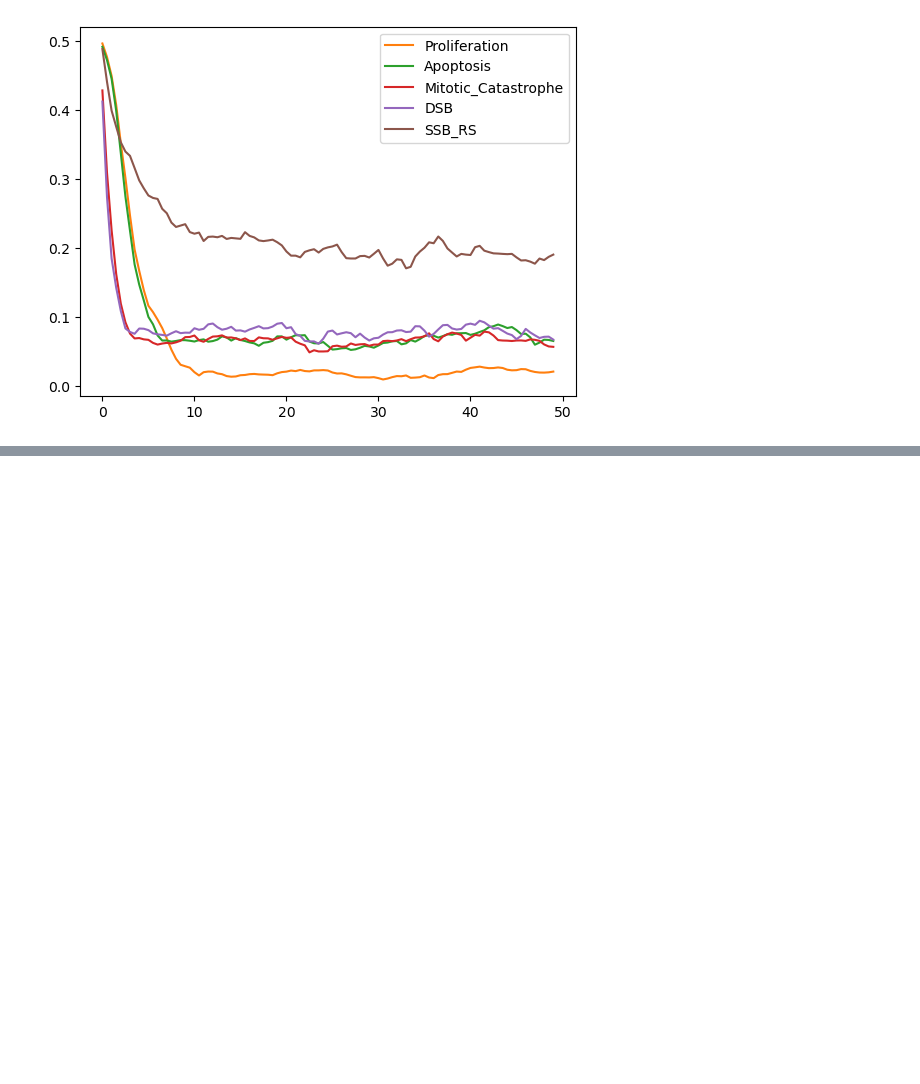
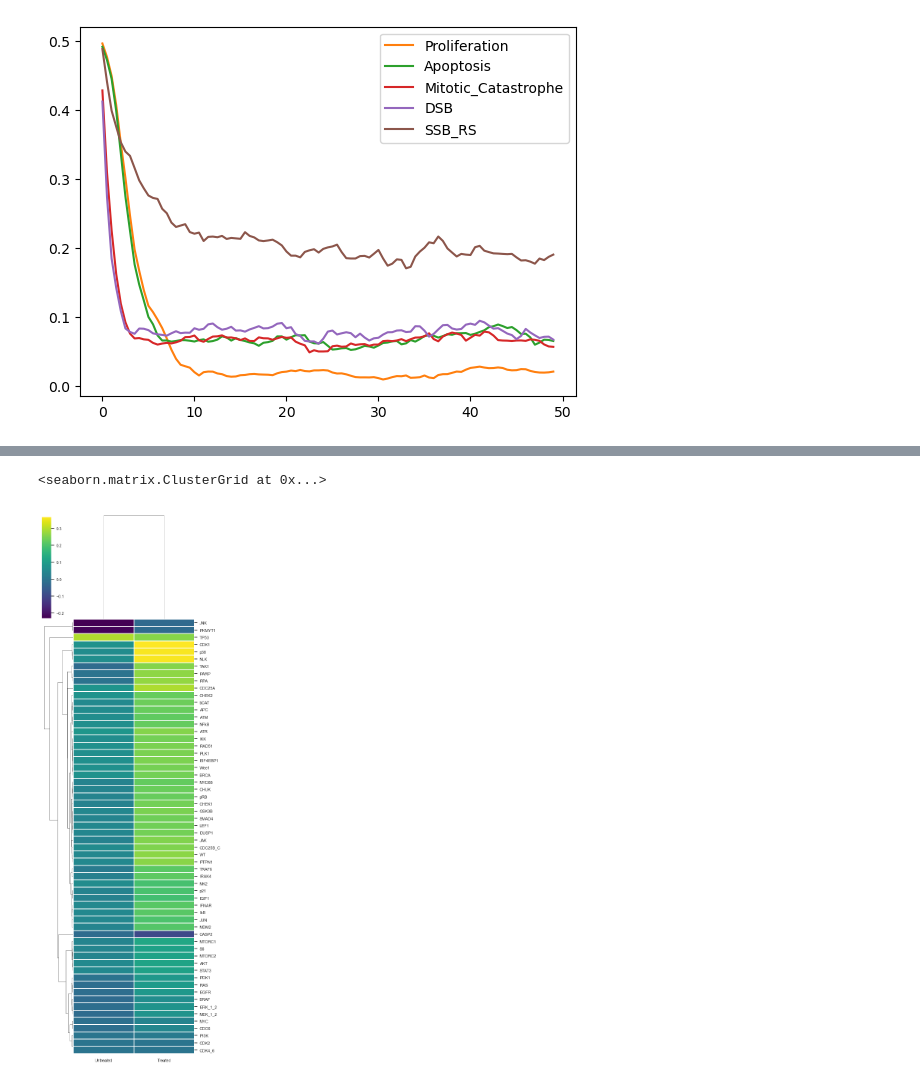
Before and after one commit to saran-pankaew/CRC_model, a Jupyter notebook: model_repository/20230824/CRC_20230824_analysis.ipynb, the cells around one changed output, grey strips where cells are left out. Saved outputs shown, nothing was run; the diff lists cells and outputs as text; code cells hidden in the pictures; blank space fills up the shorter version.

```diff
--- a/model_repository/20230824/CRC_20230824_analysis.ipynb
+++ b/model_repository/20230824/CRC_20230824_analysis.ipynb
@@ -373,0 +495,47 @@ res.plot_node_trajectory()
+# %%
+# Update model output
+model = get_model(model_name)
+model.network.set_output(('Proliferation','Apoptosis'))
+WT_res = model.run()
+sensitivity = WT_res.get_last_nodes_probtraj()
+sensitivity.index = ['WT']
+model_res={}
+
+for i in model_component:
+    tmp_model = maboss.copy_and_mutate(model, nodes = [i], mut = 'OFF')
+    model_res[i] = tmp_model.run()
+    tmp_res = model_res[i].get_last_nodes_probtraj()
+    tmp_res.index = [i]
+    sensitivity = pd.concat([sensitivity, tmp_res], ignore_index = False)
+# %%
+# Update model output
+model = get_model(model_name)
+model.mutate(node = 'CHEK1',state = 'OFF')
+model.mutate(node = 'CHEK2',state = 'OFF')
+model.network.set_output(('Proliferation','Apoptosis'))
+WT_res = model.run()
+cheki = WT_res.get_last_nodes_probtraj()
+cheki.index = ['WT']
+model_res={}
+
+for i in model_component:
+    tmp_model = maboss.copy_and_mutate(model, nodes = [i], mut = 'OFF')
+    model_res[i] = tmp_model.run()
+    tmp_res = model_res[i].get_last_nodes_probtraj()
+    tmp_res.index = [i]
+    cheki = pd.concat([cheki, tmp_res], ignore_index = False)
+# %%
+sensitivity = sensitivity.replace(np.nan,0)
+cheki = cheki.replace(np.nan,0)
+sensitivity_compare = pd.DataFrame([(sensitivity.Apoptosis-sensitivity.Proliferation),cheki.Apoptosis-cheki.Proliferation],
+                                   index = ['Untreated','Treated'])
+# %%
+import seaborn as sns
+sns.set(font_scale=0.7)
+sns.clustermap(sensitivity_compare.transpose(),
+               cmap = 'viridis',
+               figsize = (5,15),
+               linewidths=0.2)
+# %% [output]
+<seaborn.matrix.ClusterGrid at 0x...>
+[figure, added]
```
Also changed, not shown: parts of 11 cells of this notebook, 1 other file.
